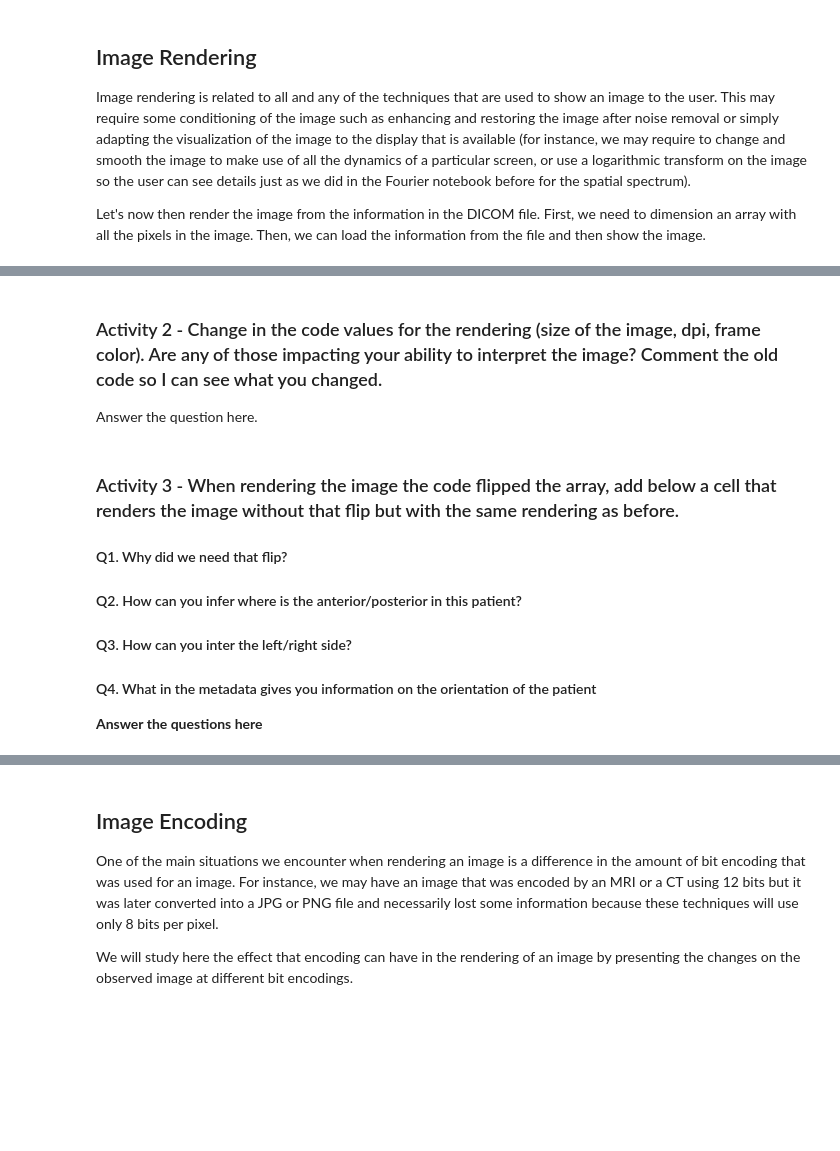
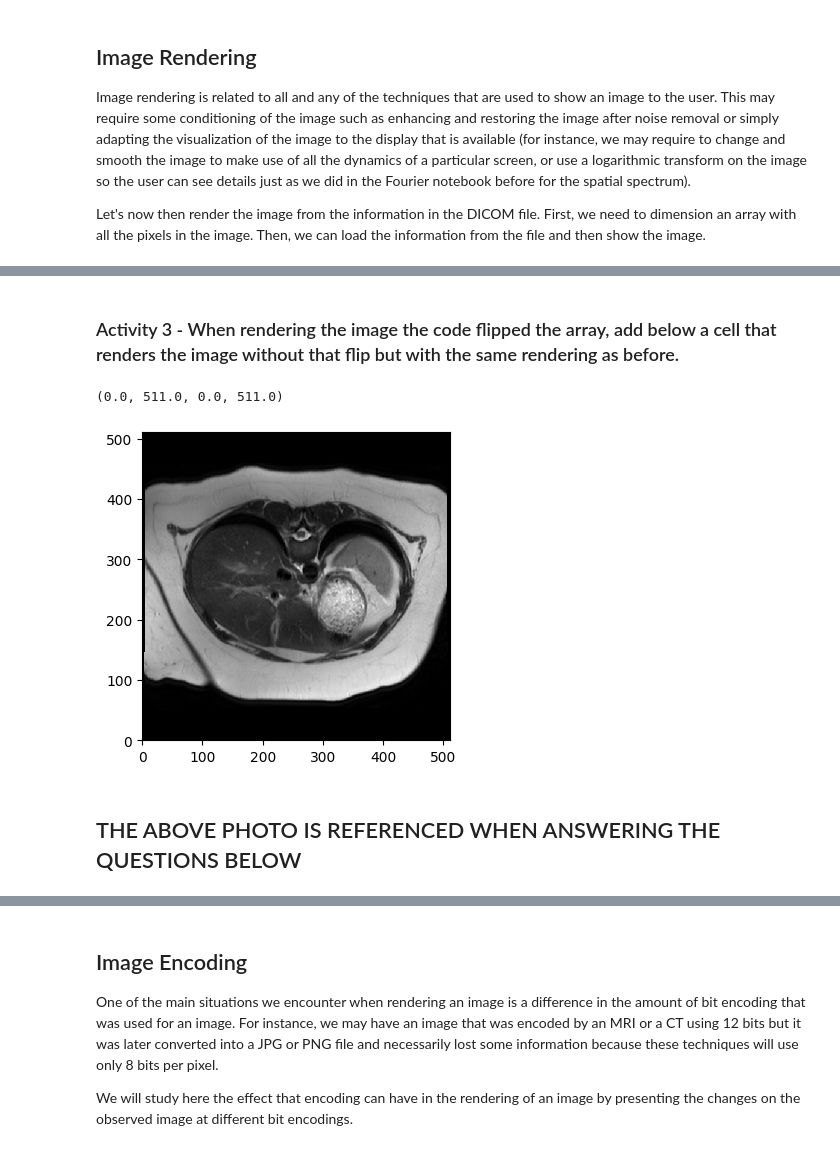
Before and after one commit to Lucas-Ion/Biomedical-Imaging-With-Machine-Learning, a Jupyter notebook: BMEN509-Assignments-main/N2-DICOMImageRendering.ipynb, the cells around one changed output, grey strips where cells are left out. Saved outputs shown, nothing was run; the diff lists cells and outputs as text; code cells hidden in the pictures; blank space fills up the shorter version.

Commit message:
Finished Notebook 2

```diff
--- a/BMEN509-Assignments-main/N2-DICOMImageRendering.ipynb
+++ b/BMEN509-Assignments-main/N2-DICOMImageRendering.ipynb
@@ -166,12 +375,36 @@ plt.axis([Rows.min(),Rows.max(),Columns.min(),Columns.max()])
-# %% [markdown]
-### Activity 2 - Change in the code values for the rendering (size of the image, dpi, frame color). Are any of those impacting your ability to interpret the image? Comment the old code so I can see what you changed.
-
-Answer the question here.
 # %% [markdown]
 ### Activity 3 - When rendering the image the code flipped the array, add below a cell that renders the image without that flip but with the same rendering as before.
-#### Q1. Why did we need that flip?
-#### Q2. How can you infer where is the anterior/posterior in this patient?
-#### Q3. How can you inter the left/right side?
-#### Q4. What in the metadata gives you information on the orientation of the patient
-
-**Answer the questions here**
+# %%
+# To obtain the dimensions of the array to store the image we will use the metadata
+ConstPixelDims = (int(RefDs.Rows), int(RefDs.Columns))
+
+# Then initialize in zeros an array
+ArrayDicom = np.zeros(ConstPixelDims, dtype=RefDs.pixel_array.dtype)
+
+# Finally we had already read the file and we have the image information in the pixel_array (final field)
+ArrayDicom[:,:]=RefDs.pixel_array
+
+# Some rendering tools here to set the size of that image to a specific value dpi and equal axis or square image as well
+# as work with grayscale
+fig=plt.figure(figsize=(4, 4), dpi= 100, facecolor='w', edgecolor='b')
+plt.axes().set_aspect('equal') #this makes the image square
+plt.set_cmap(plt.gray()) #grayscale
+
+# We could directly show the image using imshow as in the last notebook, but we can use a more traditional took using
+# colormesh (plotting 2D)
+# I chose colormesh since imshow already introduces default rendering that would not require aspect or grayscale
+
+# Colormesh will require a horizontal and vertical axes
+Rows=np.arange(RefDs.Rows)
+Columns=np.arange(RefDs.Columns)
+
+# This is the actual rendering
+plt.pcolormesh(Rows, Columns, (ArrayDicom[:, :]))
+
+# And definition of the axes values
+plt.axis([Rows.min(),Rows.max(),Columns.min(),Columns.max()])
+# %% [output]
+(0.0, 511.0, 0.0, 511.0)
+[figure, added]
+# %% [markdown]
+## THE ABOVE PHOTO IS REFERENCED WHEN ANSWERING THE QUESTIONS BELOW
```
Also changed, not shown: parts of 14 cells of this notebook.
